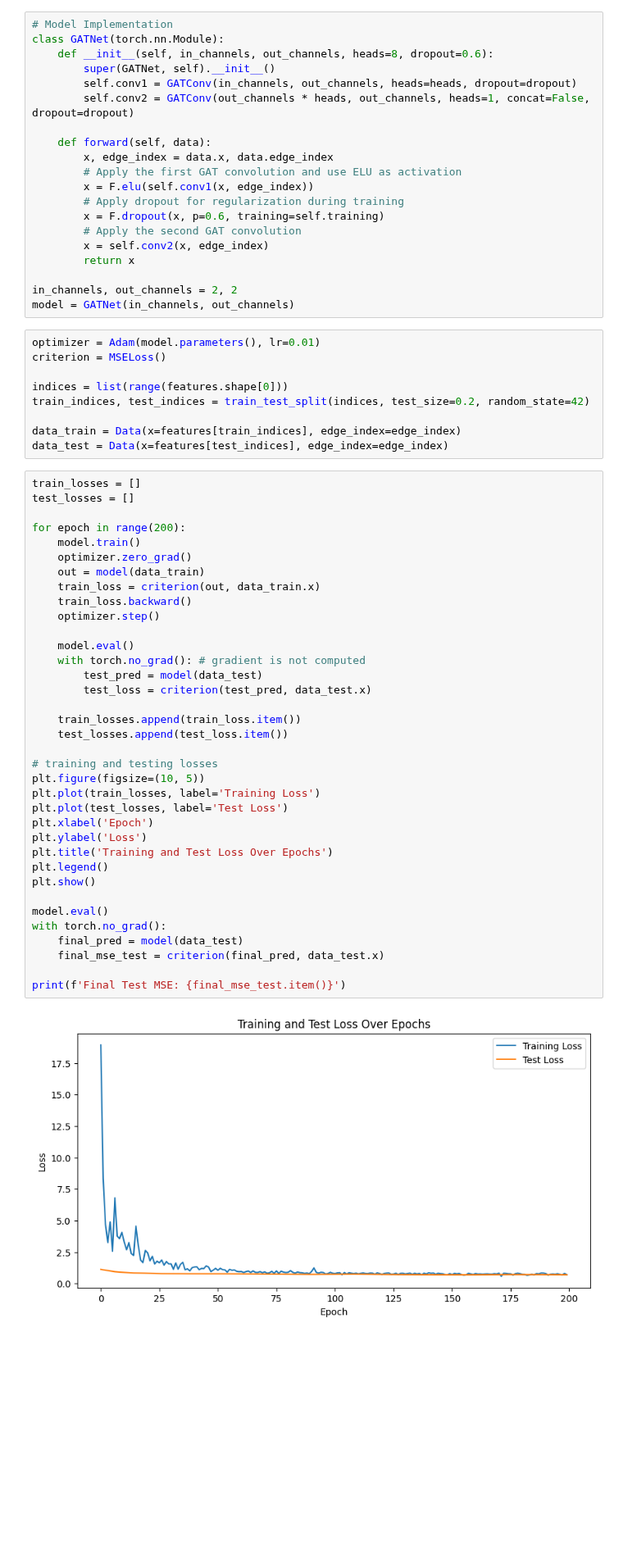
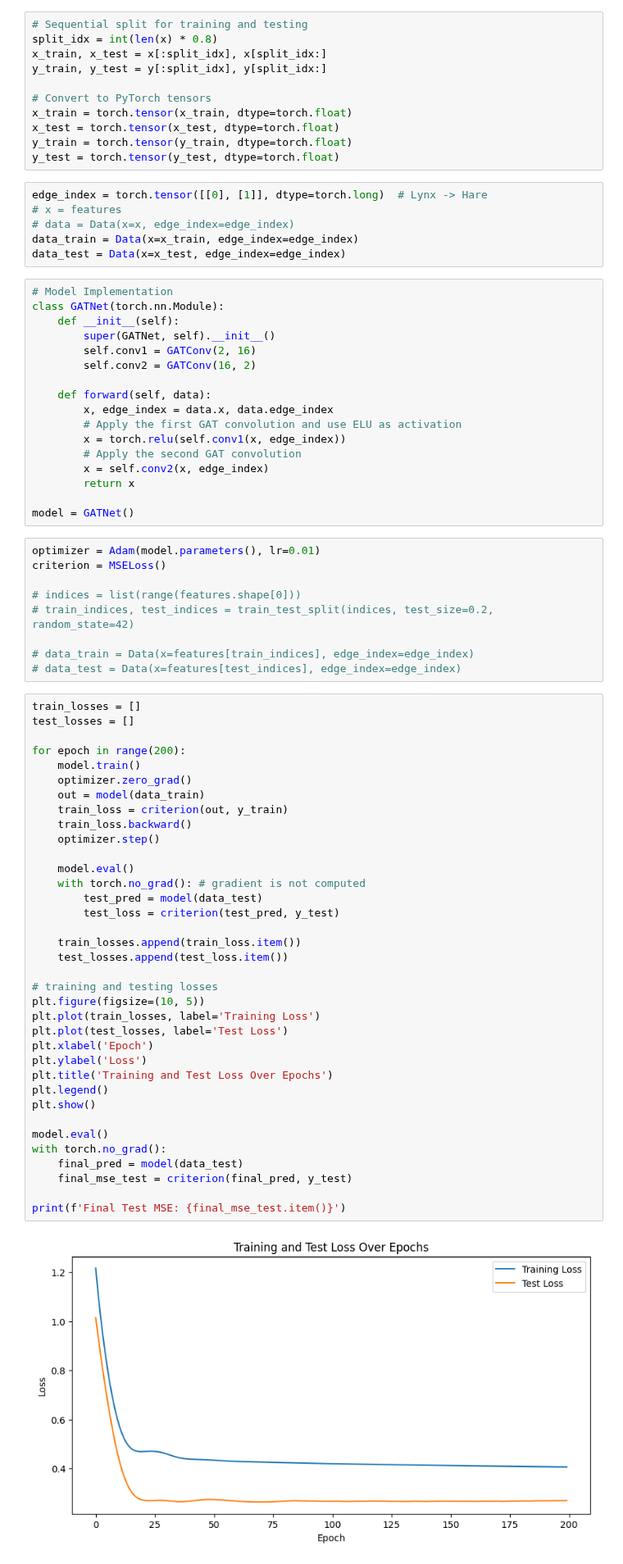
Before and after one commit to ANCP2021/ML-on-Graphs-Project, a Jupyter notebook: Models/GNNs/GAT.ipynb, the cells around one changed output. Shown at 82% size. Drawn from its saved outputs; the diff is of its cells as text; blank space fills up the shorter version.

```diff
--- a/Models/GNNs/GAT.ipynb
+++ b/Models/GNNs/GAT.ipynb
@@ -42,32 +52,46 @@ edge_index = torch.tensor([[0], [1]], dtype=torch.long)  # Lynx -> Hare
+# %%
+# Sequential split for training and testing
+split_idx = int(len(x) * 0.8)
+x_train, x_test = x[:split_idx], x[split_idx:]
+y_train, y_test = y[:split_idx], y[split_idx:]
+
+# Convert to PyTorch tensors
+x_train = torch.tensor(x_train, dtype=torch.float)
+x_test = torch.tensor(x_test, dtype=torch.float)
+y_train = torch.tensor(y_train, dtype=torch.float)
+y_test = torch.tensor(y_test, dtype=torch.float)
+# %%
+edge_index = torch.tensor([[0], [1]], dtype=torch.long)  # Lynx -> Hare
+# x = features
+# data = Data(x=x, edge_index=edge_index)
+data_train = Data(x=x_train, edge_index=edge_index)
+data_test = Data(x=x_test, edge_index=edge_index)
 # %%
 # Model Implementation
 class GATNet(torch.nn.Module):
-    def __init__(self, in_channels, out_channels, heads=8, dropout=0.6):
+    def __init__(self):
         super(GATNet, self).__init__()
-        self.conv1 = GATConv(in_channels, out_channels, heads=heads, dropout=dropout)
-        self.conv2 = GATConv(out_channels * heads, out_channels, heads=1, concat=False, dropout=dropout)
+        self.conv1 = GATConv(2, 16)
+        self.conv2 = GATConv(16, 2)
 
     def forward(self, data):
         x, edge_index = data.x, data.edge_index
         # Apply the first GAT convolution and use ELU as activation
-        x = F.elu(self.conv1(x, edge_index))
-        # Apply dropout for regularization during training
-        x = F.dropout(x, p=0.6, training=self.training)
+        x = torch.relu(self.conv1(x, edge_index))
         # Apply the second GAT convolution
         x = self.conv2(x, edge_index)
         return x
 
-in_channels, out_channels = 2, 2
-model = GATNet(in_channels, out_channels)
+model = GATNet()
 # %%
 optimizer = Adam(model.parameters(), lr=0.01)
 criterion = MSELoss()
 
-indices = list(range(features.shape[0]))
-train_indices, test_indices = train_test_split(indices, test_size=0.2, random_state=42)
+# indices = list(range(features.shape[0]))
+# train_indices, test_indices = train_test_split(indices, test_size=0.2, random_state=42)
 
-data_train = Data(x=features[train_indices], edge_index=edge_index)
-data_test = Data(x=features[test_indices], edge_index=edge_index)
+# data_train = Data(x=features[train_indices], edge_index=edge_index)
+# data_test = Data(x=features[test_indices], edge_index=edge_index)
 # %%
 train_losses = []
 test_losses = []
@@ -75,34 +99,34 @@ test_losses = []
 for epoch in range(200):
     model.train()
     optimizer.zero_grad()
     out = model(data_train)
-    train_loss = criterion(out, data_train.x)
+    train_loss = criterion(out, y_train)
     train_loss.backward()
     optimizer.step()
 
     model.eval()
     with torch.no_grad(): # gradient is not computed
         test_pred = model(data_test)
-        test_loss = criterion(test_pred, data_test.x)
+        test_loss = criterion(test_pred, y_test)
 
     train_losses.append(train_loss.item())
     test_losses.append(test_loss.item())
 
 # training and testing losses
 plt.figure(figsize=(10, 5))
 plt.plot(train_losses, label='Training Loss')
 plt.plot(test_losses, label='Test Loss')
 plt.xlabel('Epoch')
 plt.ylabel('Loss')
 plt.title('Training and Test Loss Over Epochs')
 plt.legend()
 plt.show()
 
 model.eval()
 with torch.no_grad():
     final_pred = model(data_test)
-    final_mse_test = criterion(final_pred, data_test.x)
+    final_mse_test = criterion(final_pred, y_test)
 
 print(f'Final Test MSE: {final_mse_test.item()}')
 # %% [output]
-[figure, old version]
+[figure, new version]
```
Also changed, not shown: parts of 8 cells of this notebook, 1 other file.
